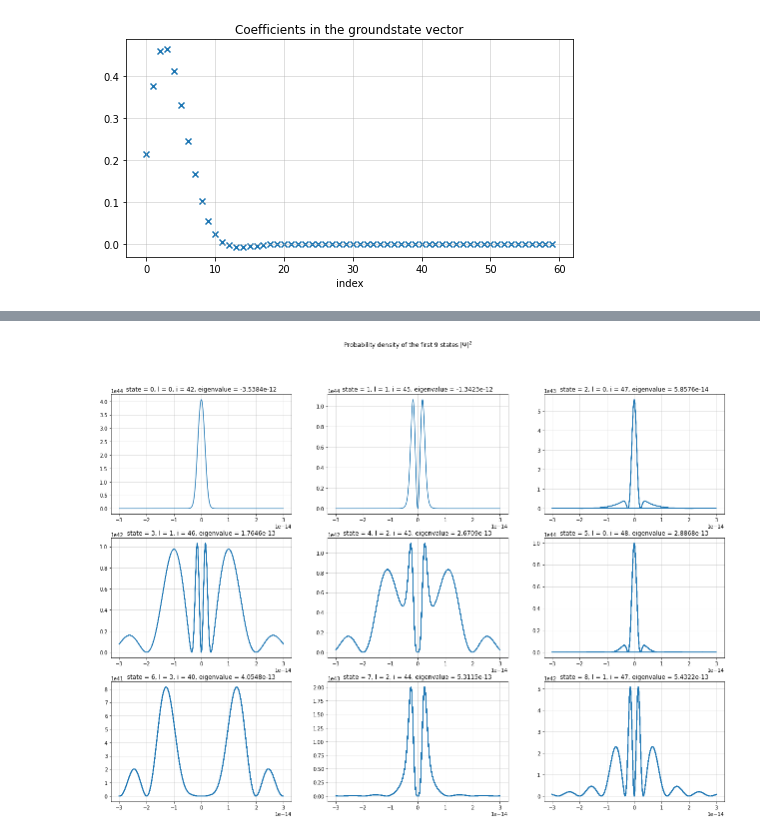
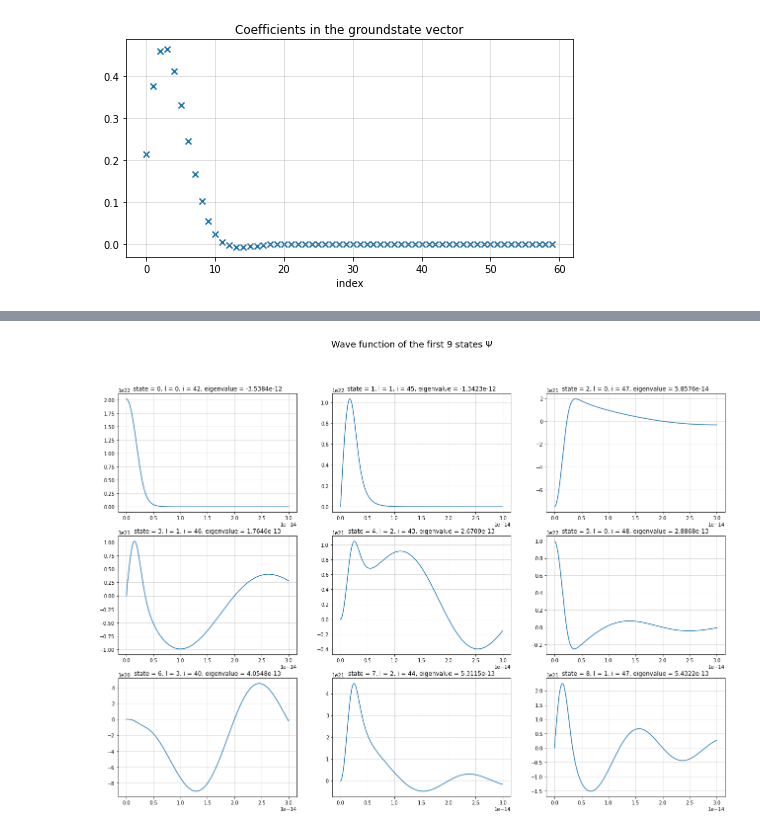
Before and after one commit to TobiLeitgeb/ComputationalPhysics_VO_code, a Jupyter notebook: main.ipynb, the cells around one changed output, grey strips where cells are left out. Saved outputs shown, nothing was run; the diff lists cells and outputs as text; code cells hidden in the pictures.

```diff
--- a/main.ipynb
+++ b/main.ipynb
@@ -384,20 +400,0 @@ for n, (row,column) in enumerate(zip(*indices_tuples)):
-# %%
-fig, ax = plt.subplots(int(np.ceil(N/3)),3,figsize = (22,5*int(np.ceil(N/3))))
-fig.set_facecolor('white')
-fig.suptitle(f"Probability density of the first {N} states " + "$|\\Psi|^2$")
-for n, (row,column) in enumerate(zip(*indices_tuples)):
-    # row ~ l
-    l = row
-    state = np_eigvecs[row,:,column]
-    wavefunction = np.zeros(len(r))
-    ax = ax.flatten()
-    for i in range(n_roots):
-        alpha = calculate_alpha(i,l)
-        spherical = sp.spherical_jn(l,k_il[i,l] * r)
-        basis_func = spherical * alpha  # * spherical harmonics, which do not depend on r
-        wavefunction += basis_func * state[i]
-    wavefunction = np.concatenate((wavefunction[::-1], wavefunction[1:]))
-    r = np.concatenate((-r[::-1], r[1:]))
-    ax[n].plot(r, np.abs(wavefunction)**2)
-    ax[n].grid(alpha=0.5)
-    ax[n].set_title(f"state = {n}, l = {row}, i = {column}, eigenvalue = " + "{:.4e}".format(np_eigvals[row,column]))
@@ -559,22 +494,4 @@ for n, (row,column) in enumerate(zip(*indices_tuples)):
-# %%
-fig, ax = plt.subplots(int(np.ceil(N/3)),3,figsize = (22,5*int(np.ceil(N/3))))
-fig.set_facecolor('white')
-fig.suptitle(f"Probability density of the first {N} states " + "$|\\Psi|^2$")
-for n, (row,column) in enumerate(zip(*indices_tuples)):
-    # row ~ l
-    l = row
-    state = np_eigvecs[row,:,column]
-    wavefunction = np.zeros(len(r))
-    ax = ax.flatten()
-    for i in range(n_roots):
-        alpha = calculate_alpha(i,l)
-        spherical = sp.spherical_jn(l,k_il[i,l] * r)
-        basis_func = spherical * alpha  # * spherical harmonics, which do not depend on r
-        wavefunction += basis_func * state[i]
-    wavefunction = np.concatenate((wavefunction[::-1], wavefunction[1:]))
-    r = np.concatenate((-r[::-1], r[1:]))
-    ax[n].plot(r, np.abs(wavefunction)**2)
-    ax[n].grid(alpha=0.5)
-    ax[n].set_title(f"state = {n}, l = {row}, i = {column}, eigenvalue = " + "{:.4e}".format(np_eigvals[row,column]))
-# %% [output]
-[figure, removed]
+# %%
+plot_wavefunctions(r, np_eigvals, np_eigvecs, k_il, n_roots, R, N, squared=False, symmetric=False)
+# %% [output]
+[figure, added]
```
Also changed, not shown: parts of 9 cells of this notebook, 2 other files.
